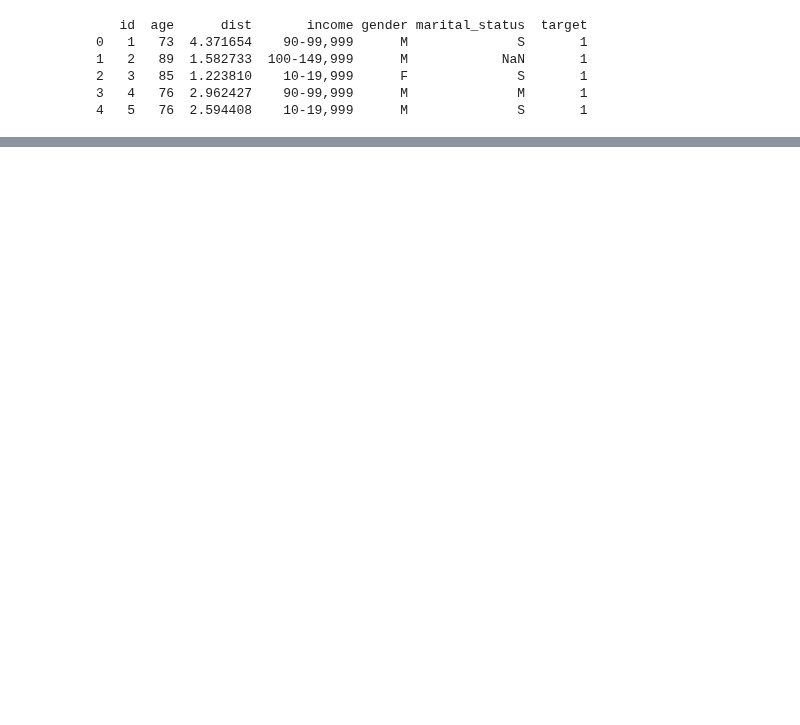
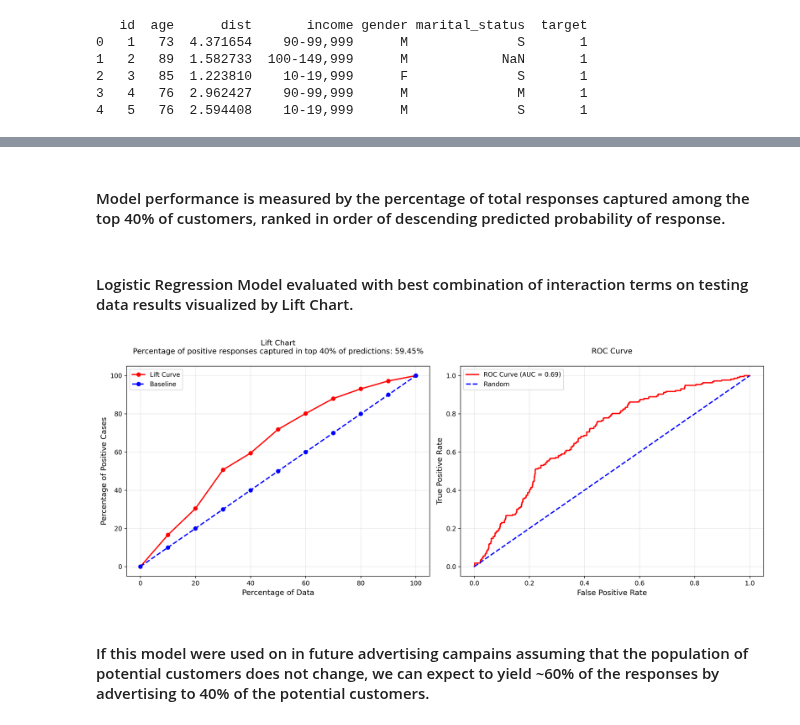
Before and after one commit to Jacob-J-Richards/DS_DA_Projects, a Jupyter notebook: 2-Marketing_Prediction/Main.ipynb, the cells around one changed output, grey strips where cells are left out. Saved outputs shown, nothing was run; the diff lists cells and outputs as text; code cells hidden in the pictures; blank space fills up the shorter version.

```diff
--- a/2-Marketing_Prediction/Main.ipynb
+++ b/2-Marketing_Prediction/Main.ipynb
@@ -432,0 +277,57 @@ It performs very poorly as random forest seeks granular patterns within the data
+# %% [markdown]
+#### Model performance is measured by the percentage of total responses captured among the top 40% of customers, ranked in order of descending predicted probability of response.
+# %% [markdown]
+#### Logistic Regression Model evaluated with best combination of interaction terms on testing data results visualized by Lift Chart.
+# %%
+X_test = X_test_base.copy()
+X_train_final = X_train_base.copy()
+
+for t1, t2 in best_terms:
+    X_train_final[f'{t1}_{t2}'] = X_train_base[t1] * X_train_base[t2]
+    X_test[f'{t1}_{t2}'] = X_test_base[t1] * X_test_base[t2]
+
+final_model = sm.Logit(y_train, sm.add_constant(X_train_final)).fit(disp=0)
+y_pred_proba_test = final_model.predict(sm.add_constant(X_test))
+
+test_data = pd.DataFrame({'target': y_test, 'predicted_probs': y_pred_proba_test})
+test_data_sorted = test_data.sort_values('predicted_probs', ascending=False)
+
+total_pos = test_data_sorted['target'].sum()
+n_rows = len(test_data_sorted)
+cutoff_index = int(0.4 * n_rows)
+lift_at_40 = test_data_sorted.iloc[:cutoff_index]['target'].sum() / total_pos * 100
+
+deciles = np.linspace(0, n_rows, 11, dtype=int)
+lift_curve = [test_data_sorted.iloc[:i]['target'].sum() / total_pos * 100 for i in deciles]
+baseline = np.linspace(0, 100, 11)
+
+fig, (ax1, ax2) = plt.subplots(1, 2, figsize=(15, 6), dpi=300)
+
+ax1.plot(baseline, lift_curve, marker='o', label='Lift Curve', color='red', linewidth=2)
+ax1.plot(baseline, baseline, linestyle='--', marker='o', label='Baseline', color='blue', linewidth=2)
+ax1.set_xlabel('Percentage of Data', fontsize=12)
+ax1.set_ylabel('Percentage of Positive Cases', fontsize=12)
+ax1.set_title(f'Lift Chart\nPercentage of positive responses captured in top 40% of predictions: {lift_at_40:.2f}%',
+          fontsize=12, pad=20)
+ax1.legend(fontsize=10)
+ax1.grid(True, alpha=0.3)
+ax1.set_facecolor('white')
+
+fpr, tpr, _ = roc_curve(y_test, y_pred_proba_test)
+roc_auc = auc(fpr, tpr)
+
+ax2.plot(fpr, tpr, color='red', linewidth=2, label=f'ROC Curve (AUC = {roc_auc:.2f})')
+ax2.plot([0, 1], [0, 1], color='blue', linestyle='--', linewidth=2, label='Random')
+ax2.set_xlabel('False Positive Rate', fontsize=12)
+ax2.set_ylabel('True Positive Rate', fontsize=12)
+ax2.set_title('ROC Curve', fontsize=12, pad=20)
+ax2.legend(fontsize=10)
+ax2.grid(True, alpha=0.3)
+ax2.set_facecolor('white')
+
+plt.tight_layout()
+plt.show()
+# %% [output]
+[figure, added]
+# %% [markdown]
+#### If this model were used on in future advertising campains assuming that the population of potential customers does not change, we can expect to yield ~60% of the responses by advertising to 40% of the potential customers.
```
Also changed, not shown: parts of 45 cells of this notebook.
